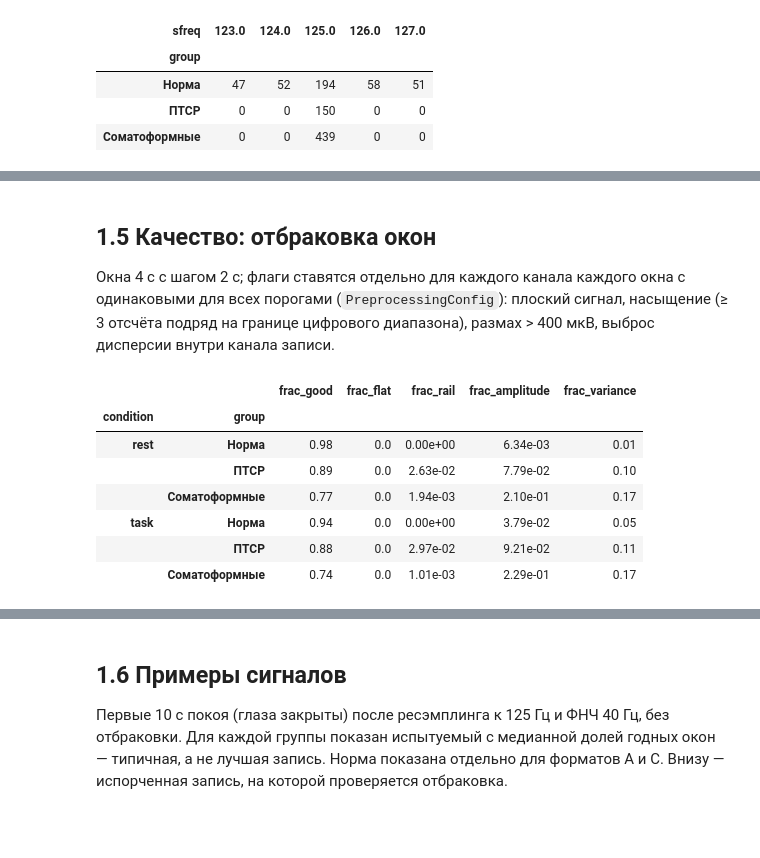
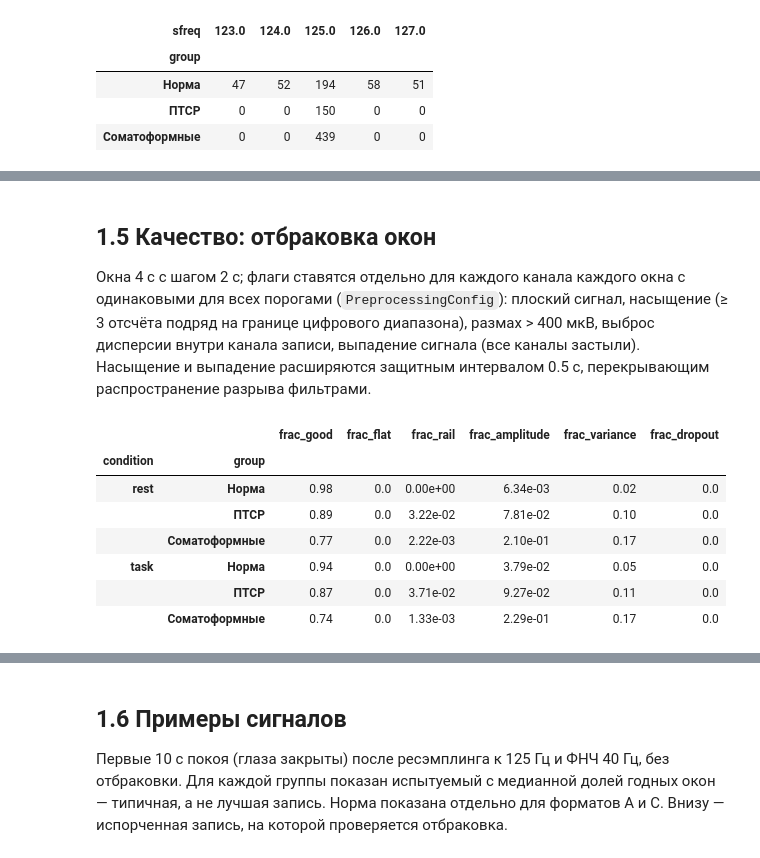
Before and after one commit to igor688-hub/neurodiagnosis-eeg, a Jupyter notebook: results/1-exploration.ipynb, the cells around one changed output, grey strips where cells are left out. Cells and saved outputs as stored; diff of their text form; code cells hidden in the pictures; blank space fills up the shorter version.

```diff
--- a/results/1-exploration.ipynb
+++ b/results/1-exploration.ipynb
@@ -188,22 +235,22 @@ pd.crosstab(pd.cut(controls["age"], [18, 29, 45, 64], labels=["18–29", "30–4
 # %% [markdown]
 ## 1.5 Качество: отбраковка окон
 
-Окна 4 с с шагом 2 с; флаги ставятся отдельно для каждого канала каждого окна с одинаковыми для всех порогами (`PreprocessingConfig`): плоский сигнал, насыщение (≥ 3 отсчёта подряд на границе цифрового диапазона), размах > 400 мкВ, выброс дисперсии внутри канала записи.
+Окна 4 с с шагом 2 с; флаги ставятся отдельно для каждого канала каждого окна с одинаковыми для всех порогами (`PreprocessingConfig`): плоский сигнал, насыщение (≥ 3 отсчёта подряд на границе цифрового диапазона), размах > 400 мкВ, выброс дисперсии внутри канала записи, выпадение сигнала (все каналы застыли). Насыщение и выпадение расширяются защитным интервалом 0.5 с, перекрывающим распространение разрыва фильтрами.
 # %%
 qc = preprocessing.rejection_table(registry, cfg).merge(
     registry[["relpath", "group", "condition", "export_family", "subject_key"]], on="relpath")
 qc["frac_good"] = qc["n_good"] / qc["n_windows"].replace(0, np.nan)
-flag_cols = ["frac_good", "frac_flat", "frac_rail", "frac_amplitude", "frac_variance"]
+flag_cols = ["frac_good", "frac_flat", "frac_rail", "frac_amplitude", "frac_variance", "frac_dropout"]
 qc.groupby(["condition", "group"])[flag_cols].mean()
 # %% [output]
-|  |  | frac_good | frac_flat | frac_rail | frac_amplitude | frac_variance |
-| condition | group |  |  |  |  |  |
-| rest | Норма | 0.98 | 0.0 | 0.00e+00 | 6.34e-03 | 0.01 |
-|  | ПТСР | 0.89 | 0.0 | 2.63e-02 | 7.79e-02 | 0.10 |
-|  | Соматоформные | 0.77 | 0.0 | 1.94e-03 | 2.10e-01 | 0.17 |
-| task | Норма | 0.94 | 0.0 | 0.00e+00 | 3.79e-02 | 0.05 |
-|  | ПТСР | 0.88 | 0.0 | 2.97e-02 | 9.21e-02 | 0.11 |
-|  | Соматоформные | 0.74 | 0.0 | 1.01e-03 | 2.29e-01 | 0.17 |
+|  |  | frac_good | frac_flat | frac_rail | frac_amplitude | frac_variance | frac_dropout |
+| condition | group |  |  |  |  |  |  |
+| rest | Норма | 0.98 | 0.0 | 0.00e+00 | 6.34e-03 | 0.02 | 0.0 |
+|  | ПТСР | 0.89 | 0.0 | 3.22e-02 | 7.81e-02 | 0.10 | 0.0 |
+|  | Соматоформные | 0.77 | 0.0 | 2.22e-03 | 2.10e-01 | 0.17 | 0.0 |
+| task | Норма | 0.94 | 0.0 | 0.00e+00 | 3.79e-02 | 0.05 | 0.0 |
+|  | ПТСР | 0.87 | 0.0 | 3.71e-02 | 9.27e-02 | 0.11 | 0.0 |
+|  | Соматоформные | 0.74 | 0.0 | 1.33e-03 | 2.29e-01 | 0.17 | 0.0 |
 # %%
 qc.pivot_table(index=["condition", "group"], columns="channel", values="frac_good")[list(config.CHANNELS)]
 # %% [output]
```
Also changed, not shown: parts of 27 cells of this notebook.
